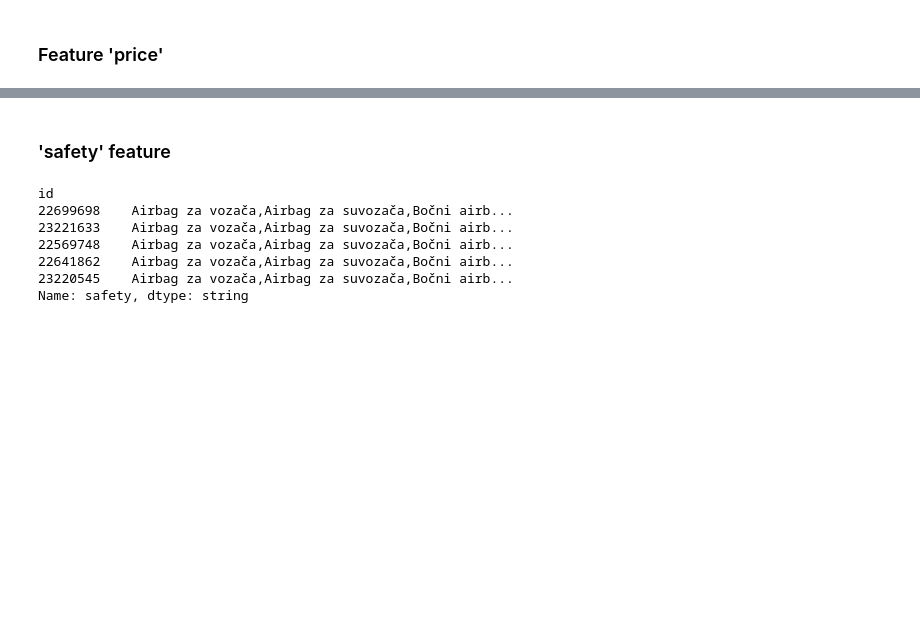
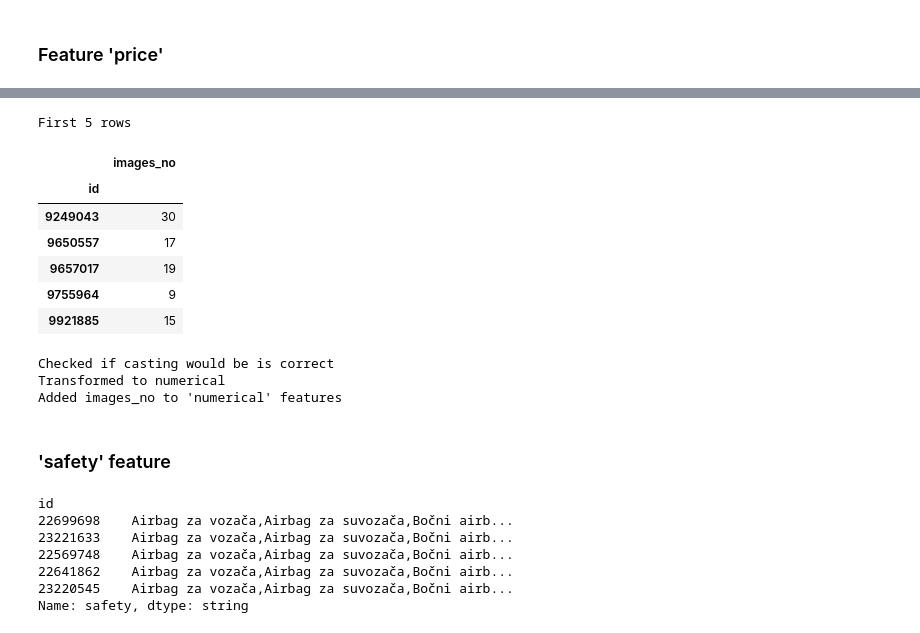
Before and after one commit to aleksa-radojicic/second_hand_car_price_prediction, a Jupyter notebook: notebooks/1_UnivariateAnalysis.ipynb, the cells around one changed output, grey strips where cells are left out. Drawn from its saved outputs; the diff is of its cells as text; code cells hidden in the pictures; blank space fills up the shorter version.

```diff
--- a/notebooks/1_UnivariateAnalysis.ipynb
+++ b/notebooks/1_UnivariateAnalysis.ipynb
@@ -455,3 +372,40 @@ features_info["numerical"].append(current_col)
+# %%
+@preprocess_init
+def cf_images_no_da(
+    df: pd.DataFrame, features_info: FeaturesInfo
+) -> Tuple[pd.DataFrame, FeaturesInfo]:
+    feature_name = da_utils.get_feature_name()
+
+    print("First 5 rows")
+    display(df[[feature_name]].head())
+    print()
+
+    na_count = pd.to_numeric(df[feature_name]).isna().sum()
+    if na_count > 0:
+        raise ValueError(f"Check why {feature_name} contains {na_count} values!")
+    print("Checked if casting would be is correct")
+
+    df[feature_name] = pd.to_numeric(df[feature_name])
+    print("Transformed to numerical")
+
+    features_info["numerical"].append(feature_name)
+    print(f"Added {feature_name} to 'numerical' features")
+
+    return df, features_info
+# %%
+df, features_info = cf_images_no_da(df=df, features_info=features_info)
+# %% [output]
+First 5 rows
+|  | images_no |
+| id |  |
+| 9249043 | 30 |
+| 9650557 | 17 |
+| 9657017 | 19 |
+| 9755964 | 9 |
+| 9921885 | 15 |
+Checked if casting would be is correct
+Transformed to numerical
+Added images_no to 'numerical' features
 # %%
 current_col = "safety"
 da_utils.display_feature_name_heading(current_col)
```
Also changed, not shown: parts of 41 cells of this notebook, 2 other files.
